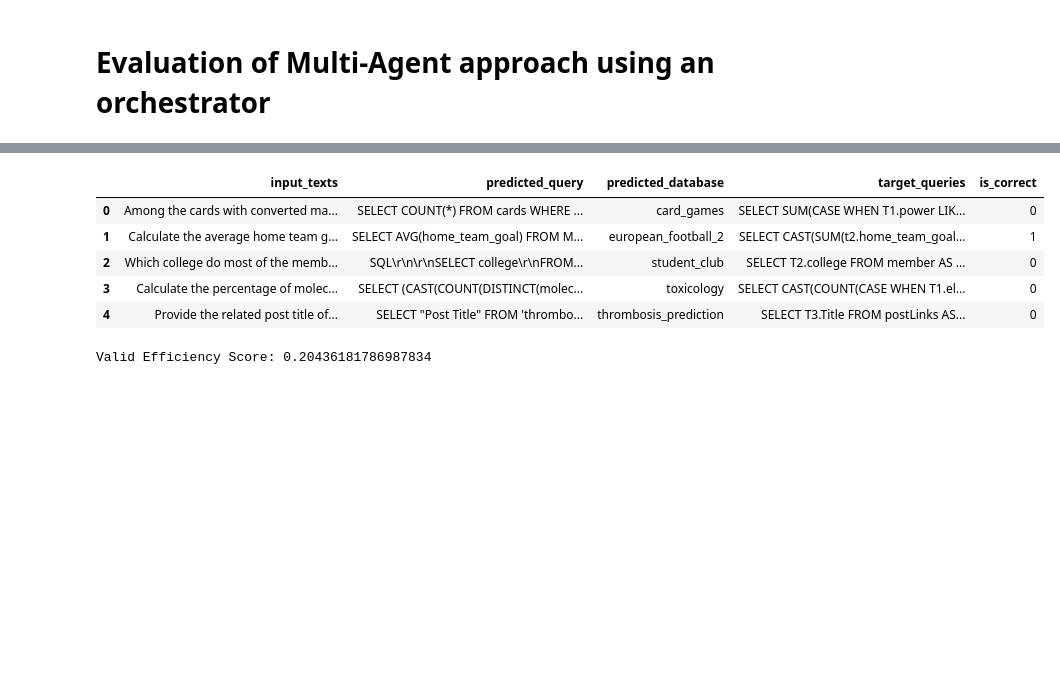
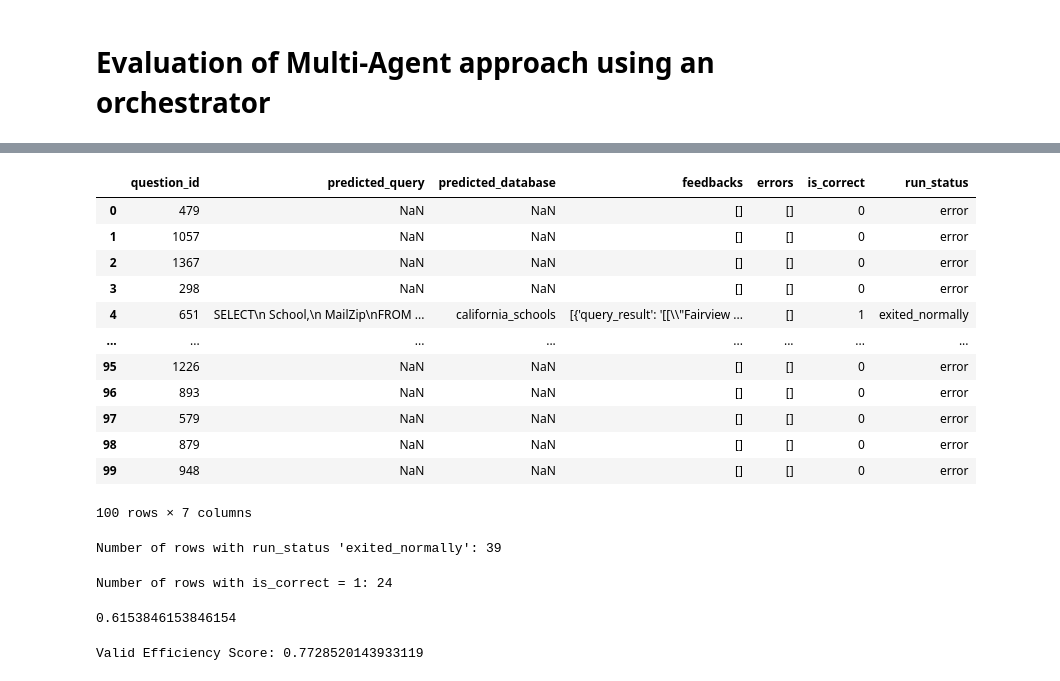
Before and after one commit to AdrianHagen/LLMsAgents-TextToSQL, a Jupyter notebook: evaluation/orchestrator_agent.ipynb, the cells around one changed output, grey strips where cells are left out. Drawn from its saved outputs; the diff is of its cells as text; code cells hidden in the pictures; blank space fills up the shorter version.

```diff
--- a/evaluation/orchestrator_agent.ipynb
+++ b/evaluation/orchestrator_agent.ipynb
@@ -76,15 +94,39 @@ Is correct: [0]
 # %%
 import pandas as pd
-run = pd.read_csv("./results/results_full_run_291124/results.csv")
+run = pd.read_csv("./results/results_20241201_214718/results.csv")
+run["is_correct"] = run["is_correct"].apply(lambda x: x[1])
+run["is_correct"] = run["is_correct"].astype(int)
 
-run.head()
+run
 # %% [output]
-|  | input_texts | predicted_query | predicted_database | target_queries | is_correct |
-| 0 | Among the cards with converted ma... | SELECT COUNT(*) FROM cards WHERE ... | card_games | SELECT SUM(CASE WHEN T1.power LIK... | 0 |
-| 1 | Calculate the average home team g... | SELECT AVG(home_team_goal) FROM M... | european_football_2 | SELECT CAST(SUM(t2.home_team_goal... | 1 |
-| 2 | Which college do most of the memb... | SQL\r\n\r\nSELECT college\r\nFROM... | student_club | SELECT T2.college FROM member AS ... | 0 |
-| 3 | Calculate the percentage of molec... | SELECT (CAST(COUNT(DISTINCT(molec... | toxicology | SELECT CAST(COUNT(CASE WHEN T1.el... | 0 |
-| 4 | Provide the related post title of... | SELECT "Post Title" FROM 'thrombo... | thrombosis_prediction | SELECT T3.Title FROM postLinks AS... | 0 |
+|  | question_id | predicted_query | predicted_database | feedbacks | errors | is_correct | run_status |
+| 0 | 479 | NaN | NaN | [] | [] | 0 | error |
+| 1 | 1057 | NaN | NaN | [] | [] | 0 | error |
+| 2 | 1367 | NaN | NaN | [] | [] | 0 | error |
+| 3 | 298 | NaN | NaN | [] | [] | 0 | error |
+| 4 | 651 | SELECT\n School,\n MailZip\nFROM ... | california_schools | [{'query_result': '[[\\"Fairview ... | [] | 1 | exited_normally |
+| ... | ... | ... | ... | ... | ... | ... | ... |
+| 95 | 1226 | NaN | NaN | [] | [] | 0 | error |
+| 96 | 893 | NaN | NaN | [] | [] | 0 | error |
+| 97 | 579 | NaN | NaN | [] | [] | 0 | error |
+| 98 | 879 | NaN | NaN | [] | [] | 0 | error |
+| 99 | 948 | NaN | NaN | [] | [] | 0 | error |
+100 rows × 7 columns
+# %%
+exited_normally_count = run[run["run_status"] == "exited_normally"].shape[0]
+print(f"Number of rows with run_status 'exited_normally': {exited_normally_count}")
+# %% [output]
+Number of rows with run_status 'exited_normally': 39
+# %%
+is_correct_count = run[run["is_correct"] == 1].shape[0]
+print(f"Number of rows with is_correct = 1: {is_correct_count}")
+# %% [output]
+Number of rows with is_correct = 1: 24
+# %%
+# accuracy on exited normally
+is_correct_count / exited_normally_count
+# %% [output]
+0.6153846153846154
 # %%
 from approach_evaluator import valid_efficiency_score
 
@@ -92,4 +134,4 @@ ves = valid_efficiency_score(run)
 
 print(f"Valid Efficiency Score: {ves}")
 # %% [output]
-Valid Efficiency Score: 0.20436181786987834
+Valid Efficiency Score: 0.7728520143933119
```
Also changed, not shown: parts of 3 cells of this notebook, 19 other files.
